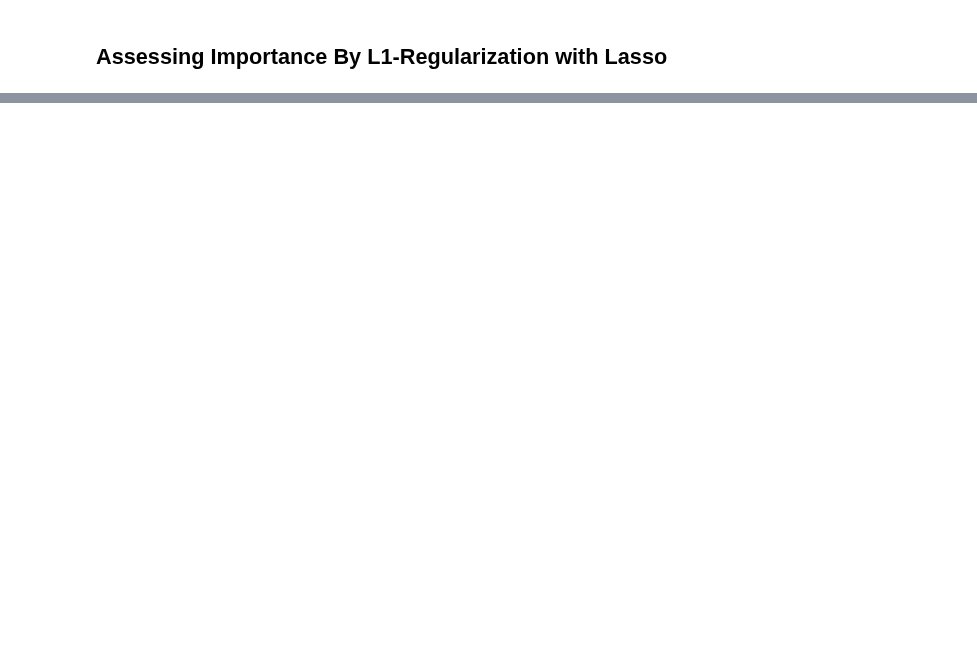
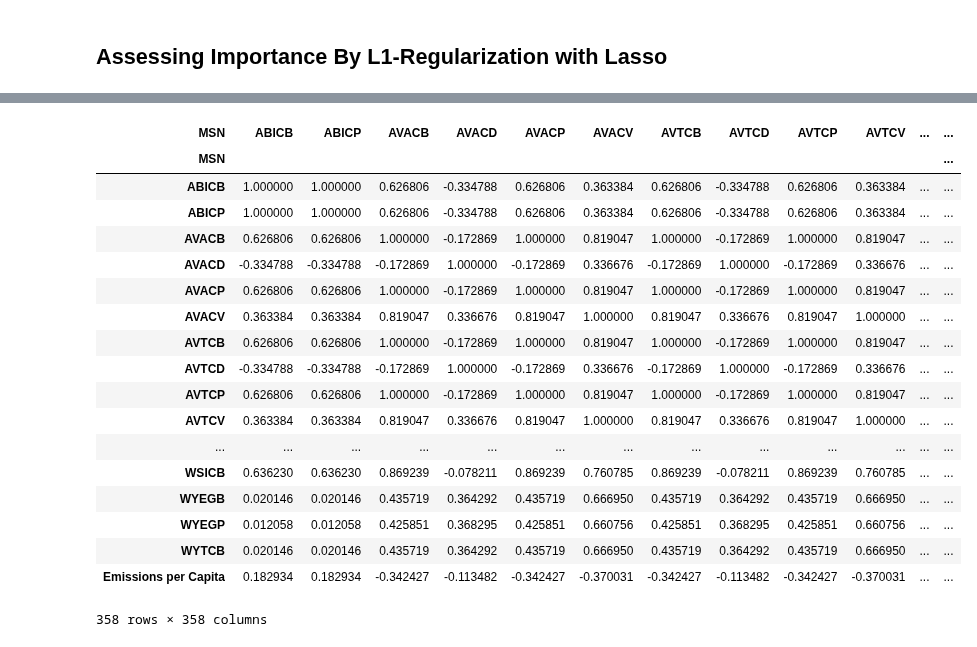
Before and after one commit to charmoniumQ/MCM-2018, a Jupyter notebook: MCM-Data-Analysis.ipynb, the cells around one changed output, grey strips where cells are left out. Drawn from its saved outputs; the diff is of its cells as text; code cells hidden in the pictures; blank space fills up the shorter version.

```diff
--- a/MCM-Data-Analysis.ipynb
+++ b/MCM-Data-Analysis.ipynb
@@ -379,0 +849,24 @@ linear_model.coef_
+# %%
+rf_training_data['Emissions per Capita'] = CO2_data['Emissions per Capita'].values
+# %%
+rf_training_data.corr()
+# %% [output]
+| MSN | ABICB | ABICP | AVACB | AVACD | AVACP | AVACV | AVTCB | AVTCD | AVTCP | AVTCV | ... | ... |
+| MSN |  |  |  |  |  |  |  |  |  |  |  | ... |
+| ABICB | 1.000000 | 1.000000 | 0.626806 | -0.334788 | 0.626806 | 0.363384 | 0.626806 | -0.334788 | 0.626806 | 0.363384 | ... | ... |
+| ABICP | 1.000000 | 1.000000 | 0.626806 | -0.334788 | 0.626806 | 0.363384 | 0.626806 | -0.334788 | 0.626806 | 0.363384 | ... | ... |
+| AVACB | 0.626806 | 0.626806 | 1.000000 | -0.172869 | 1.000000 | 0.819047 | 1.000000 | -0.172869 | 1.000000 | 0.819047 | ... | ... |
+| AVACD | -0.334788 | -0.334788 | -0.172869 | 1.000000 | -0.172869 | 0.336676 | -0.172869 | 1.000000 | -0.172869 | 0.336676 | ... | ... |
+| AVACP | 0.626806 | 0.626806 | 1.000000 | -0.172869 | 1.000000 | 0.819047 | 1.000000 | -0.172869 | 1.000000 | 0.819047 | ... | ... |
+| AVACV | 0.363384 | 0.363384 | 0.819047 | 0.336676 | 0.819047 | 1.000000 | 0.819047 | 0.336676 | 0.819047 | 1.000000 | ... | ... |
+| AVTCB | 0.626806 | 0.626806 | 1.000000 | -0.172869 | 1.000000 | 0.819047 | 1.000000 | -0.172869 | 1.000000 | 0.819047 | ... | ... |
+| AVTCD | -0.334788 | -0.334788 | -0.172869 | 1.000000 | -0.172869 | 0.336676 | -0.172869 | 1.000000 | -0.172869 | 0.336676 | ... | ... |
+| AVTCP | 0.626806 | 0.626806 | 1.000000 | -0.172869 | 1.000000 | 0.819047 | 1.000000 | -0.172869 | 1.000000 | 0.819047 | ... | ... |
+| AVTCV | 0.363384 | 0.363384 | 0.819047 | 0.336676 | 0.819047 | 1.000000 | 0.819047 | 0.336676 | 0.819047 | 1.000000 | ... | ... |
+| ... | ... | ... | ... | ... | ... | ... | ... | ... | ... | ... | ... | ... |
+| WSICB | 0.636230 | 0.636230 | 0.869239 | -0.078211 | 0.869239 | 0.760785 | 0.869239 | -0.078211 | 0.869239 | 0.760785 | ... | ... |
+| WYEGB | 0.020146 | 0.020146 | 0.435719 | 0.364292 | 0.435719 | 0.666950 | 0.435719 | 0.364292 | 0.435719 | 0.666950 | ... | ... |
+| WYEGP | 0.012058 | 0.012058 | 0.425851 | 0.368295 | 0.425851 | 0.660756 | 0.425851 | 0.368295 | 0.425851 | 0.660756 | ... | ... |
+| WYTCB | 0.020146 | 0.020146 | 0.435719 | 0.364292 | 0.435719 | 0.666950 | 0.435719 | 0.364292 | 0.435719 | 0.666950 | ... | ... |
+| Emissions per Capita | 0.182934 | 0.182934 | -0.342427 | -0.113482 | -0.342427 | -0.370031 | -0.342427 | -0.113482 | -0.342427 | -0.370031 | ... | ... |
+358 rows × 358 columns
```
Also changed, not shown: parts of 48 cells of this notebook.
